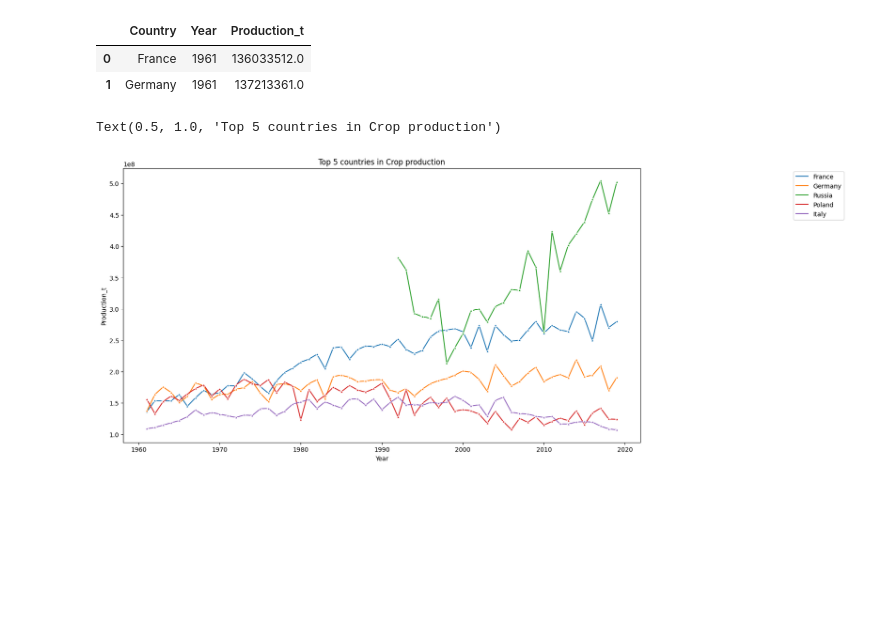
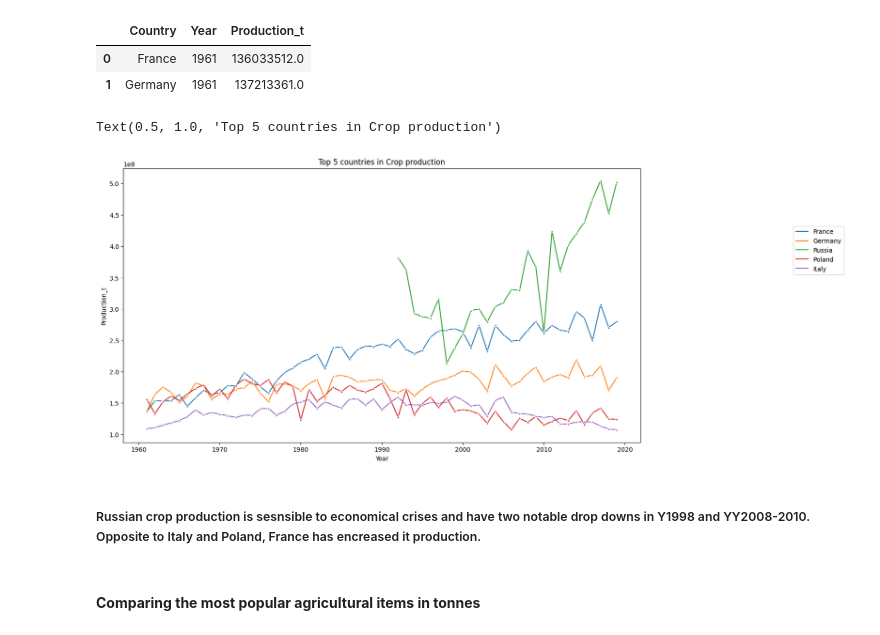
Before and after one commit to dekristi/Tech_Test, a Jupyter notebook: SGT_Project.ipynb, the cells around one changed output. Drawn from its saved outputs; the diff is of its cells as text; code cells hidden in the pictures; blank space fills up the shorter version.

```diff
--- a/SGT_Project.ipynb
+++ b/SGT_Project.ipynb
@@ -288,5 +270,3 @@ df_map.sample(3)
-# %%
-df_melted['Country_Abrr'] = df_melted.apply(country, axis = 1)
 # %%
 #Creating latitude and longitude values
 
@@ -402,12 +387,16 @@ df_unpivot.head(2)
 # %%
 
 # Changing seaborn plot size
 plot = sns.lineplot(data = df_unpivot, x= 'Year', y= 'Production_t', hue= 'Country', marker= '*')
-plot.legend(loc='upper right', bbox_to_anchor=(1.4, 1))
+plot.legend(loc='upper right', bbox_to_anchor=(1.4, 0.8))
 plt.gcf().set_size_inches(15, 8)
 plt.title('Top 5 countries in Crop production')
 # plt.xlabel('Years')
 # plt.ylabel('tonnes')
 # %% [output]
 Text(0.5, 1.0, 'Top 5 countries in Crop production')
-[figure, old version]
+[figure, new version]
+# %% [markdown]
+##### Russian crop production is sesnsible to economical crises and have two notable drop downs in Y1998 and YY2008-2010. Opposite to Italy and Poland, France has encreased it production.
+# %% [markdown]
+#### **Comparing the most popular agricultural items in tonnes**
```
Also changed, not shown: parts of 10 cells of this notebook.
